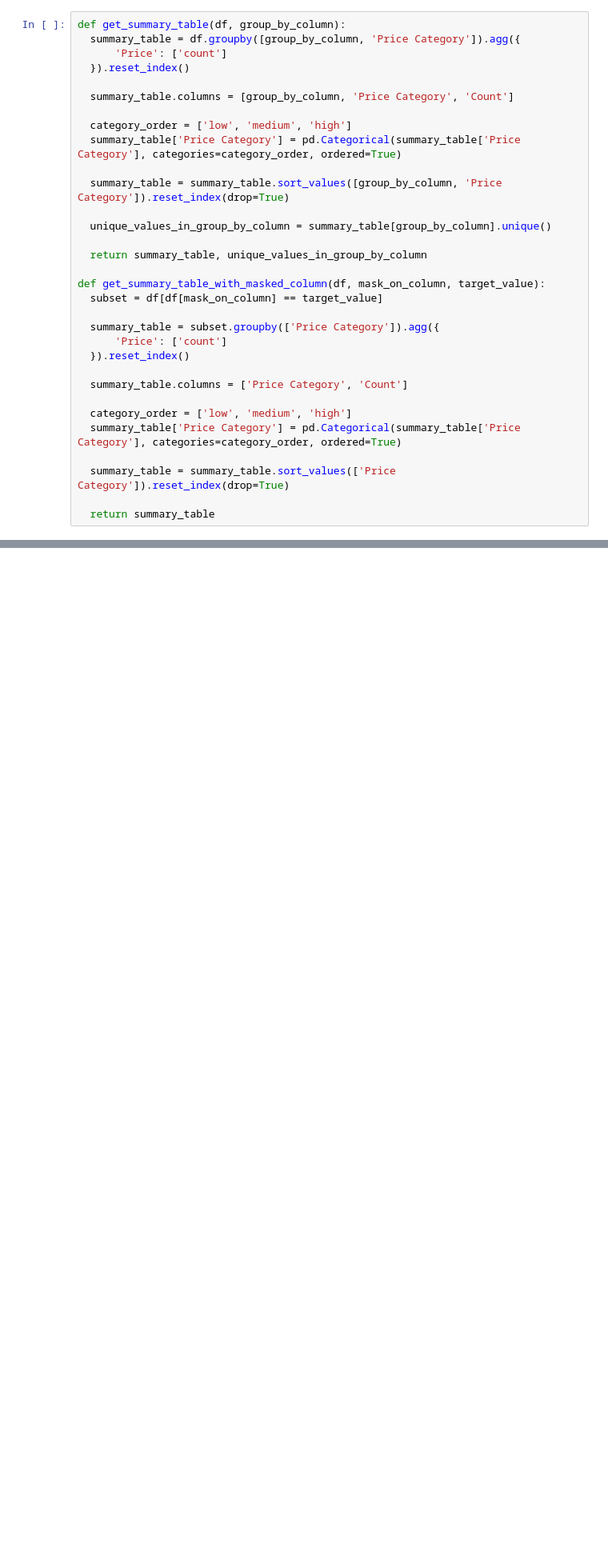
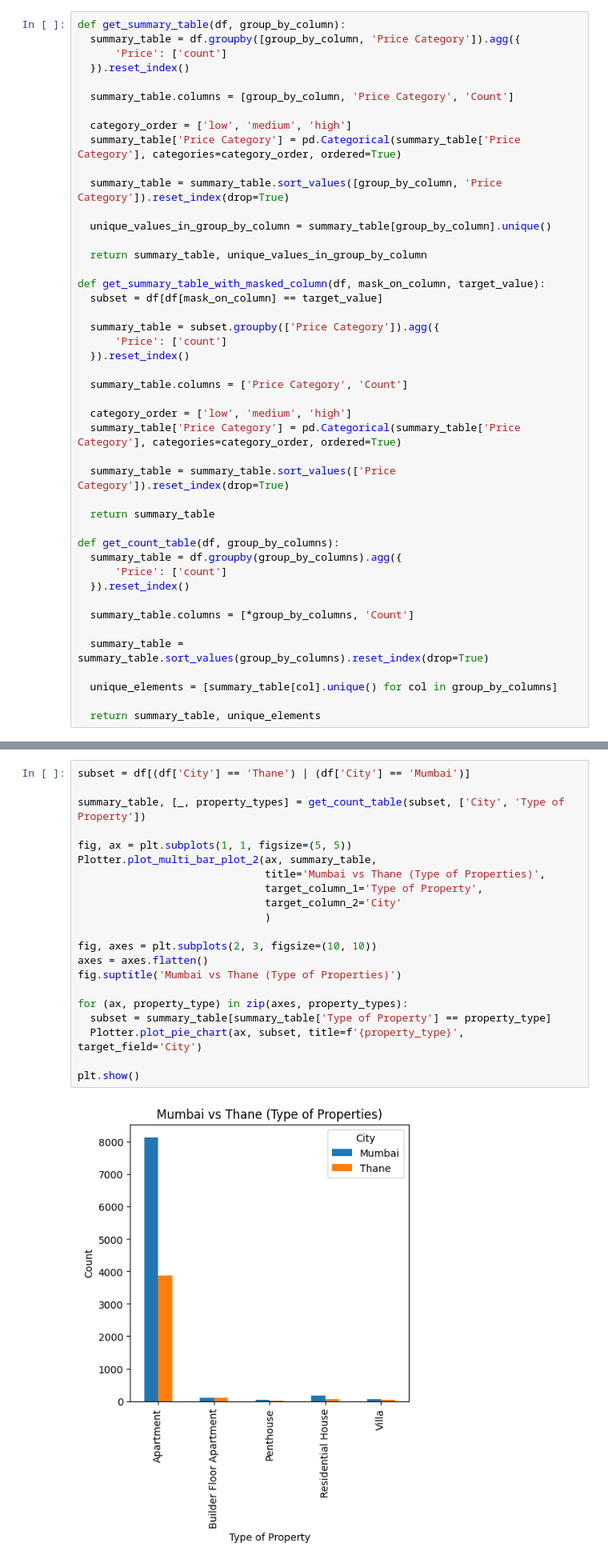
Before and after one commit to Data-Analytics-IIITH/Data-Visualization, a Jupyter notebook: assignment1_3.ipynb, the cells around one changed output, grey strips where cells are left out. Shown at 80% size. Saved outputs shown, nothing was run; the diff lists cells and outputs as text; blank space fills up the shorter version.

````diff
--- a/assignment1_3.ipynb
+++ b/assignment1_3.ipynb
@@ -107,6 +127,19 @@ def get_summary_table_with_masked_column(df, mask_on_column, target_value):
   summary_table = summary_table.sort_values(['Price Category']).reset_index(drop=True)
 
   return summary_table
+
+def get_count_table(df, group_by_columns):
+  summary_table = df.groupby(group_by_columns).agg({
+      'Price': ['count']
+  }).reset_index()
+
+  summary_table.columns = [*group_by_columns, 'Count']
+
+  summary_table = summary_table.sort_values(group_by_columns).reset_index(drop=True)
+
+  unique_elements = [summary_table[col].unique() for col in group_by_columns]
+
+  return summary_table, unique_elements
 # %% [markdown]
 # Task 1
 ```
@@ -343,0 +382,23 @@ plt.show()
+# %%
+subset = df[(df['City'] == 'Thane') | (df['City'] == 'Mumbai')]
+
+summary_table, [_, property_types] = get_count_table(subset, ['City', 'Type of Property'])
+
+fig, ax = plt.subplots(1, 1, figsize=(5, 5))
+Plotter.plot_multi_bar_plot_2(ax, summary_table,
+                              title='Mumbai vs Thane (Type of Properties)',
+                              target_column_1='Type of Property',
+                              target_column_2='City'
+                              )
+
+fig, axes = plt.subplots(2, 3, figsize=(10, 10))
+axes = axes.flatten()
+fig.suptitle('Mumbai vs Thane (Type of Properties)')
+
+for (ax, property_type) in zip(axes, property_types):
+  subset = summary_table[summary_table['Type of Property'] == property_type]
+  Plotter.plot_pie_chart(ax, subset, title=f'{property_type}', target_field='City')
+
+plt.show()
+# %% [output]
+[figure, added]
````
Also changed, not shown: parts of 5 cells of this notebook.
